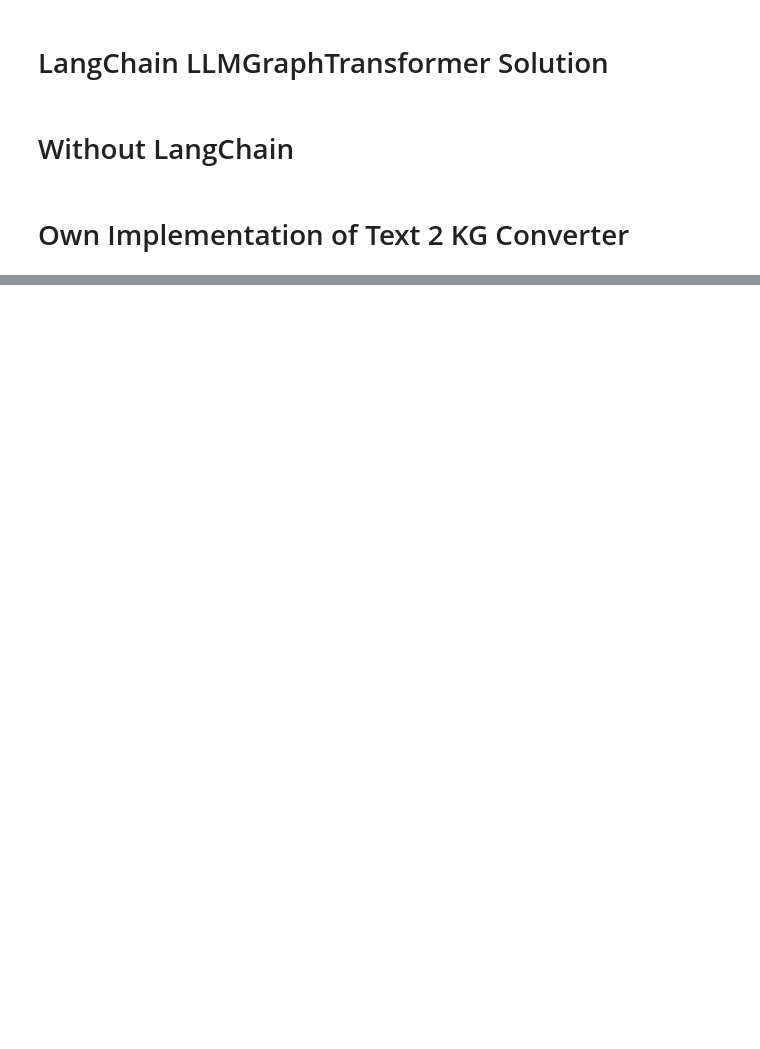
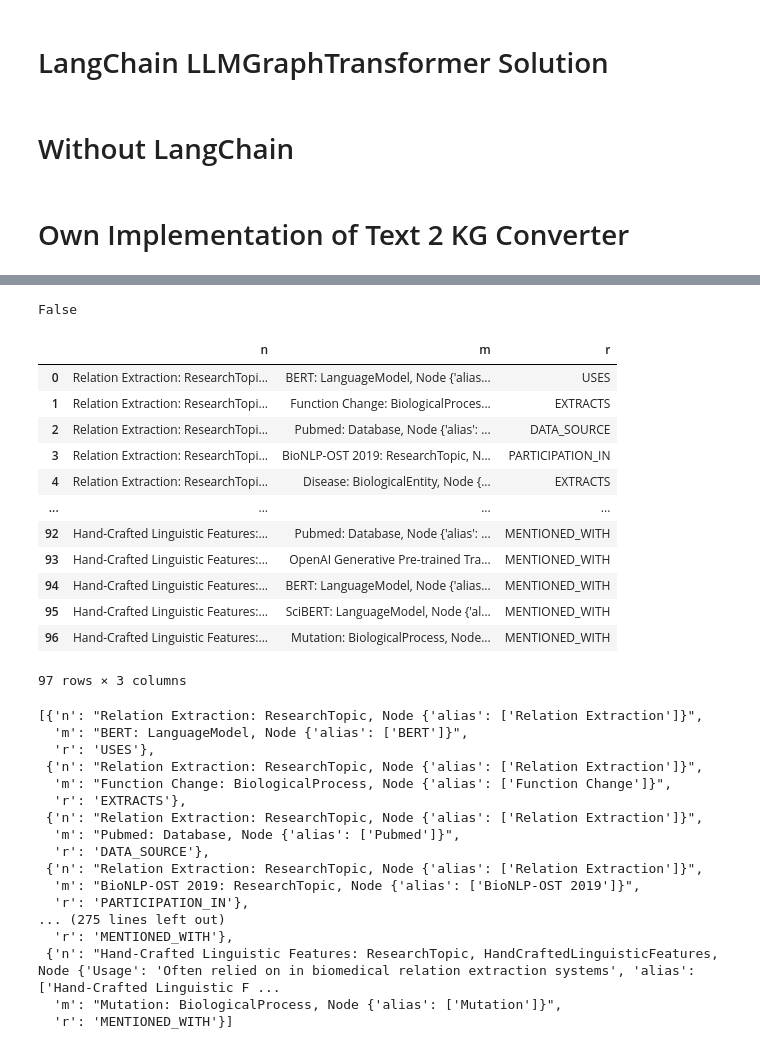
Before and after one commit to Ahmad-Wali-i170106/kgrag-poc, a Jupyter notebook: kgrag-exp.ipynb, the cells around one changed output, grey strips where cells are left out. Drawn from its saved outputs; the diff is of its cells as text; code cells hidden in the pictures; blank space fills up the shorter version.

```diff
--- a/kgrag-exp.ipynb
+++ b/kgrag-exp.ipynb
@@ -535,0 +437,5 @@ print(response.text)
+# %%
+NEO4J_URI = os.getenv('NEO4J_URL')
+NEO4J_USERNAME = os.getenv('NEO4J_USERNAME')
+NEO4J_PASSWORD = os.getenv('NEO4J_PASSWORD')
+NEO4J_DATABASE = os.getenv('NEO4J_DATABASE') or 'neo4j'
@@ -535,0 +501,5 @@ print(response.text)
+# %%
+kg = DaiNeo4jGraph(
+    url=NEO4J_URI, username=NEO4J_USERNAME, password=NEO4J_PASSWORD, database=NEO4J_DATABASE,
+    enhanced_schema=False, refresh_schema=True, sanitize=True
+)
@@ -535,0 +608,62 @@ print(response.text)
+# %%
+kg.query("""
+CALL db.index.fulltext.queryNodes(
+    "IDsAndAliases",
+    "Relation Extraction"
+) YIELD node AS n, score
+CALL (n) {
+    MATCH (n: Node)-[r:!MENTIONS]->(target: Node)
+    RETURN DISTINCT type(r) AS r, target AS m
+    UNION
+    MATCH (n: Node)<-[:MENTIONS]-(:DocumentPage)-[:MENTIONS]->(target: Node)
+    RETURN DISTINCT "MENTIONED_WITH" AS r, target AS m
+}
+WITH n, m, r
+CALL (n) {
+    WITH [p IN keys(n) WHERE NOT p IN ["embedding", "id"] AND n[p] IS :: INTEGER|FLOAT|BOOLEAN|STRING|POINT | p] AS filteredProps, n
+    WITH reduce(node_str = "{" , p in filteredProps | node_str  + toString(p) + ": " + toString(n[p]) + ", ") AS node_str, n
+    WITH reduce(node_label_str = "", l in LABELS(n) | node_label_str + l + ", ") AS node_label_str, node_str, n
+    RETURN n.id + ": " + rtrim(node_label_str, ', ') + " " + RTRIM(node_str, ', ') + "}" AS node_str
+}
+CALL (m) {
+    WITH [p IN keys(m) WHERE NOT p IN ["embedding", "id"] AND m[p] IS :: INTEGER|FLOAT|BOOLEAN|STRING|POINT | p] AS filteredProps, m
+    WITH reduce(tar_str = "{", p in filteredProps | tar_str  + toString(p) + ": " + toString(m[p]) + ", ") AS tar_str, m
+    WITH reduce(tar_label_str = "", l in LABELS(m) | tar_label_str + l + ", ") AS tar_label_str, tar_str, m
+    RETURN m.id + ": " + rtrim(tar_label_str, ', ') + " " + rtrim(tar_str, ', ') + "}" AS tar_str
+}
+WITH node_str, tar_str, r
+RETURN DISTINCT "(" + node_str + ')-[:' + r + ']->(' + tar_str + ")" AS output_str
+""")
+# apoc.convert.toString(node{.*}) + ':' + apoc.convert.toString(LABELS(node)) + '-' + type(r) + '->' +  apoc.convert.toString(target{.*}) + apoc.convert.toString(LABELS(target))
+# %% [output]
+False
+|  | n | m | r |
+| 0 | Relation Extraction: ResearchTopi... | BERT: LanguageModel, Node {'alias... | USES |
+| 1 | Relation Extraction: ResearchTopi... | Function Change: BiologicalProces... | EXTRACTS |
+| 2 | Relation Extraction: ResearchTopi... | Pubmed: Database, Node {'alias': ... | DATA_SOURCE |
+| 3 | Relation Extraction: ResearchTopi... | BioNLP-OST 2019: ResearchTopic, N... | PARTICIPATION_IN |
+| 4 | Relation Extraction: ResearchTopi... | Disease: BiologicalEntity, Node {... | EXTRACTS |
+| ... | ... | ... | ... |
+| 92 | Hand-Crafted Linguistic Features:... | Pubmed: Database, Node {'alias': ... | MENTIONED_WITH |
+| 93 | Hand-Crafted Linguistic Features:... | OpenAI Generative Pre-trained Tra... | MENTIONED_WITH |
+| 94 | Hand-Crafted Linguistic Features:... | BERT: LanguageModel, Node {'alias... | MENTIONED_WITH |
+| 95 | Hand-Crafted Linguistic Features:... | SciBERT: LanguageModel, Node {'al... | MENTIONED_WITH |
+| 96 | Hand-Crafted Linguistic Features:... | Mutation: BiologicalProcess, Node... | MENTIONED_WITH |
+97 rows × 3 columns
+[{'n': "Relation Extraction: ResearchTopic, Node {'alias': ['Relation Extraction']}",
+  'm': "BERT: LanguageModel, Node {'alias': ['BERT']}",
+  'r': 'USES'},
+ {'n': "Relation Extraction: ResearchTopic, Node {'alias': ['Relation Extraction']}",
+  'm': "Function Change: BiologicalProcess, Node {'alias': ['Function Change']}",
+  'r': 'EXTRACTS'},
+ {'n': "Relation Extraction: ResearchTopic, Node {'alias': ['Relation Extraction']}",
+  'm': "Pubmed: Database, Node {'alias': ['Pubmed']}",
+  'r': 'DATA_SOURCE'},
+ {'n': "Relation Extraction: ResearchTopic, Node {'alias': ['Relation Extraction']}",
+  'm': "BioNLP-OST 2019: ResearchTopic, Node {'alias': ['BioNLP-OST 2019']}",
+  'r': 'PARTICIPATION_IN'},
+... (275 lines left out)
+  'r': 'MENTIONED_WITH'},
+ {'n': "Hand-Crafted Linguistic Features: ResearchTopic, HandCraftedLinguisticFeatures, Node {'Usage': 'Often relied on in biomedical relation extraction systems', 'alias': ['Hand-Crafted Linguistic F ...
+  'm': "Mutation: BiologicalProcess, Node {'alias': ['Mutation']}",
+  'r': 'MENTIONED_WITH'}]
```
Also changed, not shown: parts of 21 cells of this notebook, 3 other files.
